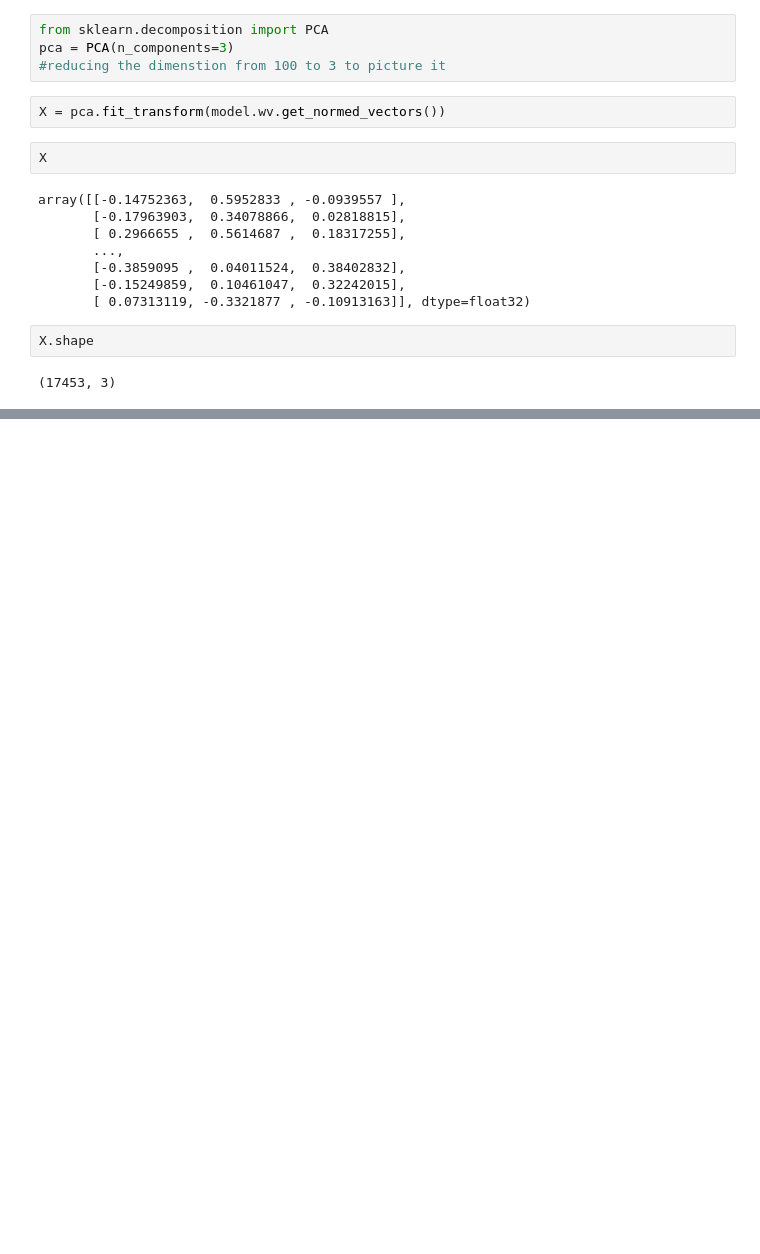
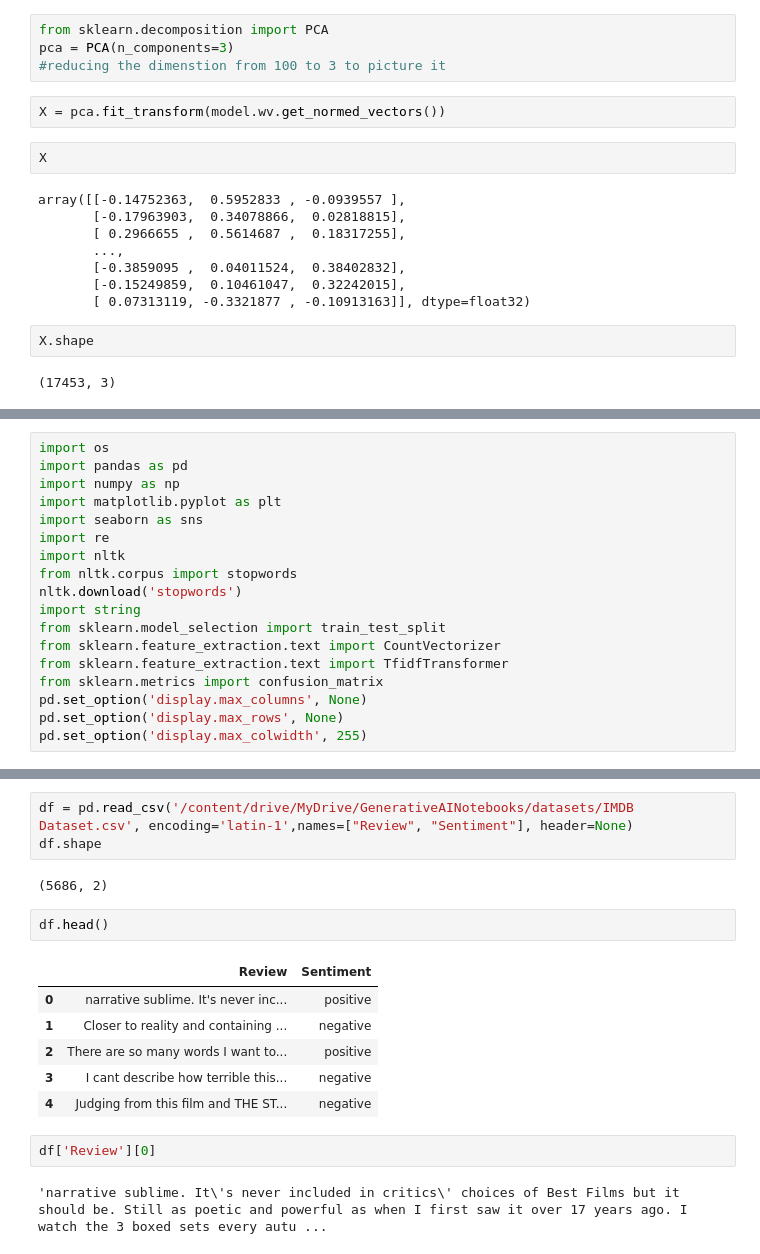
Before and after one commit to riyanj220/Generative-AI, a Jupyter notebook: TextVectorization.ipynb, the cells around one changed output, grey strips where cells are left out. Saved outputs shown, nothing was run; the diff lists cells and outputs as text; blank space fills up the shorter version.

Commit message:
Text Classification using machine learning model by using BOW,TF-ID

```diff
--- a/TextVectorization.ipynb
+++ b/TextVectorization.ipynb
@@ -313,0 +317,18 @@ fig.show()
+# %%
+import os
+import pandas as pd
+import numpy as np
+import matplotlib.pyplot as plt
+import seaborn as sns
+import re
+import nltk
+from nltk.corpus import stopwords
+nltk.download('stopwords')
+import string
+from sklearn.model_selection import train_test_split
+from sklearn.feature_extraction.text import CountVectorizer
+from sklearn.feature_extraction.text import TfidfTransformer
+from sklearn.metrics import confusion_matrix
+pd.set_option('display.max_columns', None)
+pd.set_option('display.max_rows', None)
+pd.set_option('display.max_colwidth', 255)
@@ -313,0 +338,18 @@ fig.show()
+# %%
+df = pd.read_csv('/content/drive/MyDrive/GenerativeAINotebooks/datasets/IMDB Dataset.csv', encoding='latin-1',names=["Review", "Sentiment"], header=None)
+df.shape
+# %% [output]
+(5686, 2)
+# %%
+df.head()
+# %% [output]
+|  | Review | Sentiment |
+| 0 | narrative sublime. It's never inc... | positive |
+| 1 | Closer to reality and containing ... | negative |
+| 2 | There are so many words I want to... | positive |
+| 3 | I cant describe how terrible this... | negative |
+| 4 | Judging from this film and THE ST... | negative |
+# %%
+df['Review'][0]
+# %% [output]
+'narrative sublime. It\'s never included in critics\' choices of Best Films but it should be. Still as poetic and powerful as when I first saw it over 17 years ago. I watch the 3 boxed sets every autu ...
```
Also changed, not shown: parts of 35 cells of this notebook.
